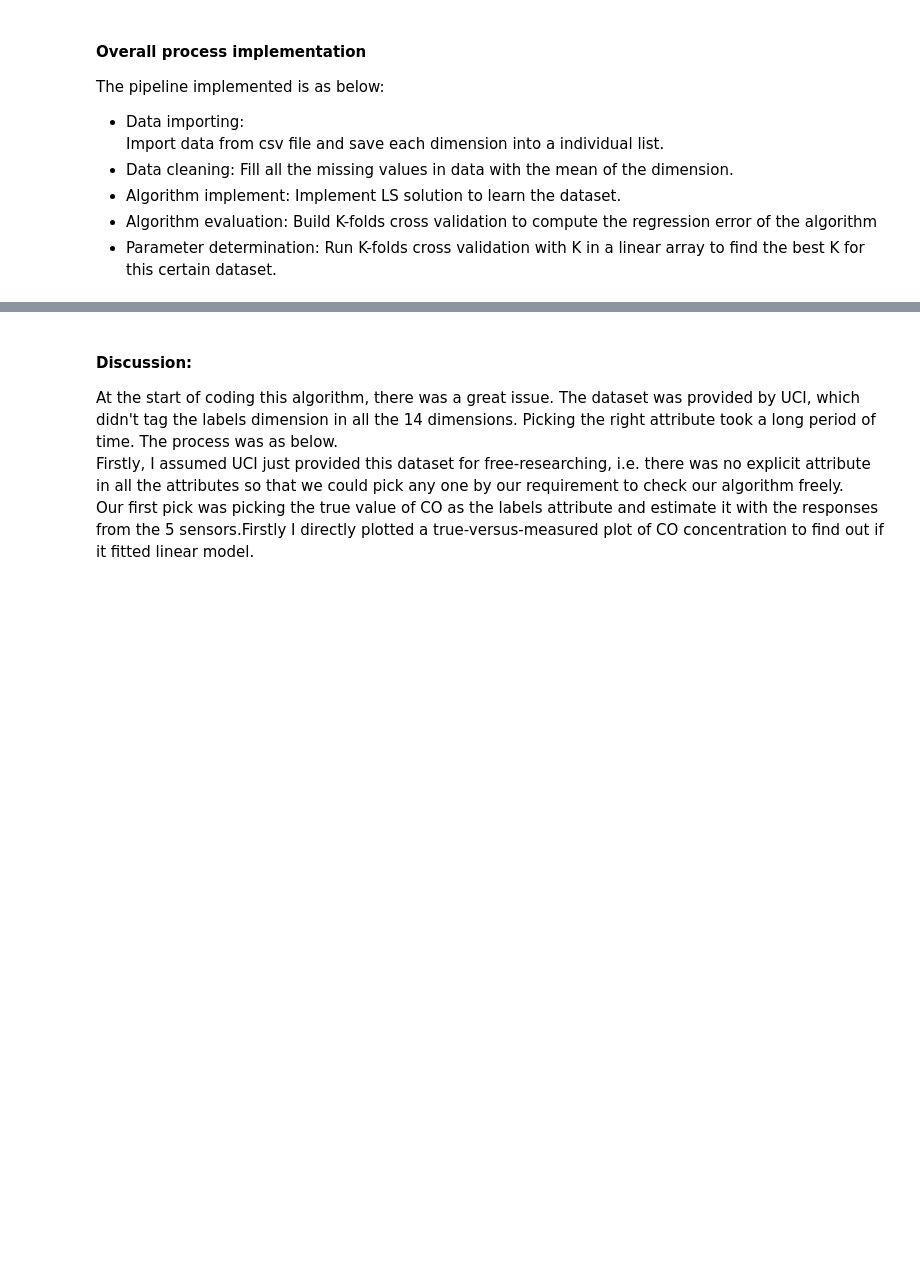
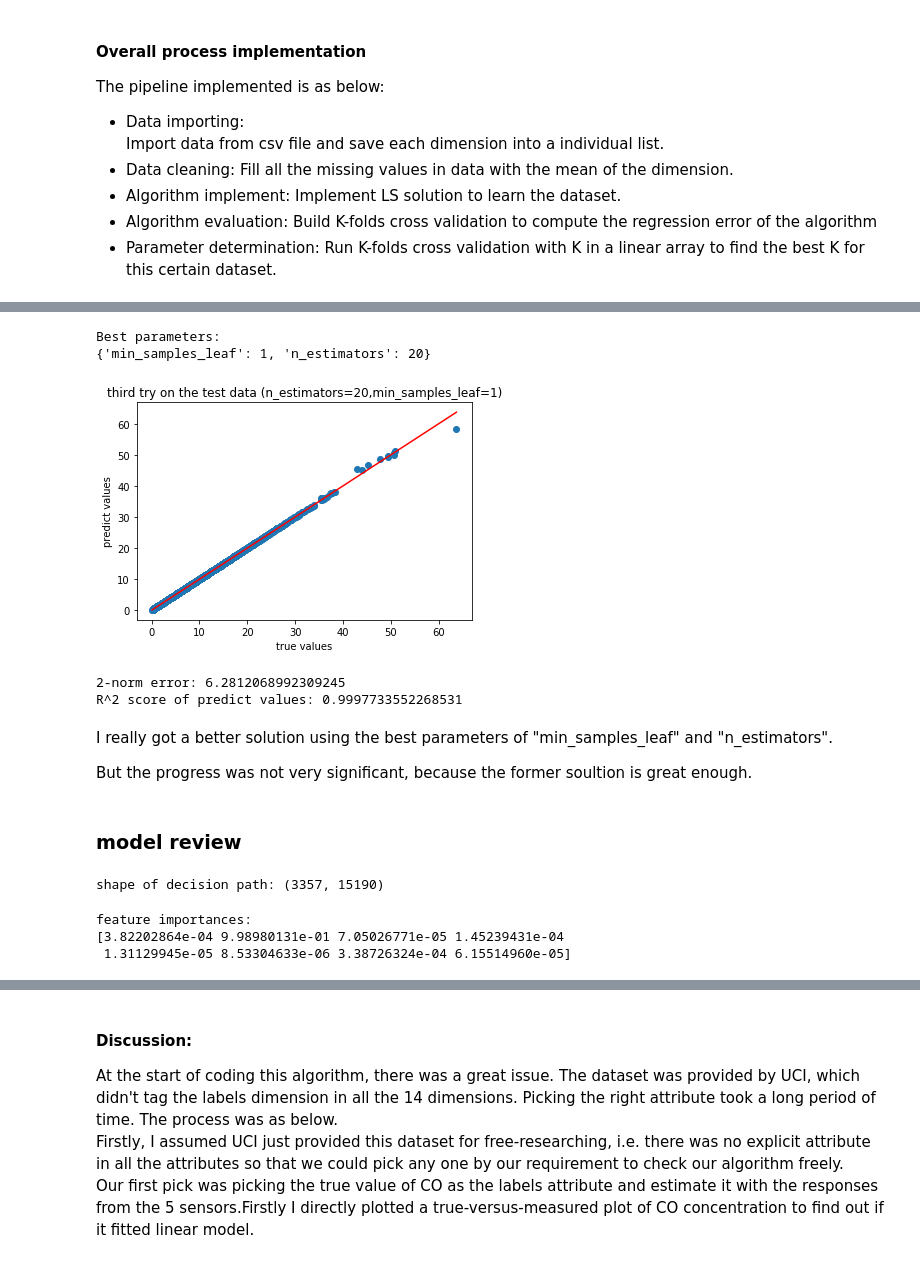
Before and after one commit to ciuji/ECE445_MLForEngg_Project, a Jupyter notebook: air-quality/AirQuality_Jupyter.ipynb, the cells around one changed output, grey strips where cells are left out. Drawn from its saved outputs; the diff is of its cells as text; code cells hidden in the pictures; blank space fills up the shorter version.

```diff
--- a/air-quality/AirQuality_Jupyter.ipynb
+++ b/air-quality/AirQuality_Jupyter.ipynb
@@ -162,0 +225,44 @@ The best K is  6
+# %%
+from sklearn.model_selection import GridSearchCV
+
+X_train, y_train = clean_data.T[:6000],labels[:6000]
+
+rfr = RandomForestRegressor()
+tuned_parameters = [{'min_samples_leaf':[1,2,3], 'n_estimators':[10,20,200]}]
+
+clf = GridSearchCV(estimator=rfr,param_grid=tuned_parameters, cv=5, n_jobs=1)
+
+clf.fit(X_train, y_train)
+print('Best parameters:')
+print(clf.best_params_)
+# %% [output]
+Best parameters:
+{'min_samples_leaf': 1, 'n_estimators': 20}
+# %%
+regr=RandomForestRegressor(n_estimators=20,min_samples_leaf=1)
+regr.fit(X_test,y_test)
+res=regr.predict(X_test)
+
+plt.scatter(y_test,res)
+plt.plot([min(y_test),max(y_test)],[min(y_test),max(y_test)],c='r')
+plt.title("third try on the test data (n_estimators=20,min_samples_leaf=1)")
+plt.xlabel("true values")
+plt.ylabel("predict values")
+plt.show()
+
+print("2-norm error:",np.linalg.norm(res-y_test))
+print("R^2 score of predict values:",regr.score(X_test,y_test))
+# %% [output]
+[figure, added]
+2-norm error: 6.2812068992309245
+R^2 score of predict values: 0.9997733552268531
+# %% [markdown]
+I really got a better solution using the best parameters of "min_samples_leaf" and "n_estimators".
+
+But the progress was not very significant, because the former soultion is great enough.
+# %% [markdown]
+### model review
+# %%
+print("shape of decision path:",regr.decision_path(X_test)[0].toarray().shape)
+# %% [output]
+shape of decision path: (3357, 15190)
@@ -162,0 +273,7 @@ The best K is  6
+# %%
+print("feature importances:")
+print(regr.feature_importances_)
+# %% [output]
+feature importances:
+[3.82202864e-04 9.98980131e-01 7.05026771e-05 1.45239431e-04
+ 1.31129945e-05 8.53304633e-06 3.38726324e-04 6.15514960e-05]
```
Also changed, not shown: parts of 15 cells of this notebook, 2 other files.
